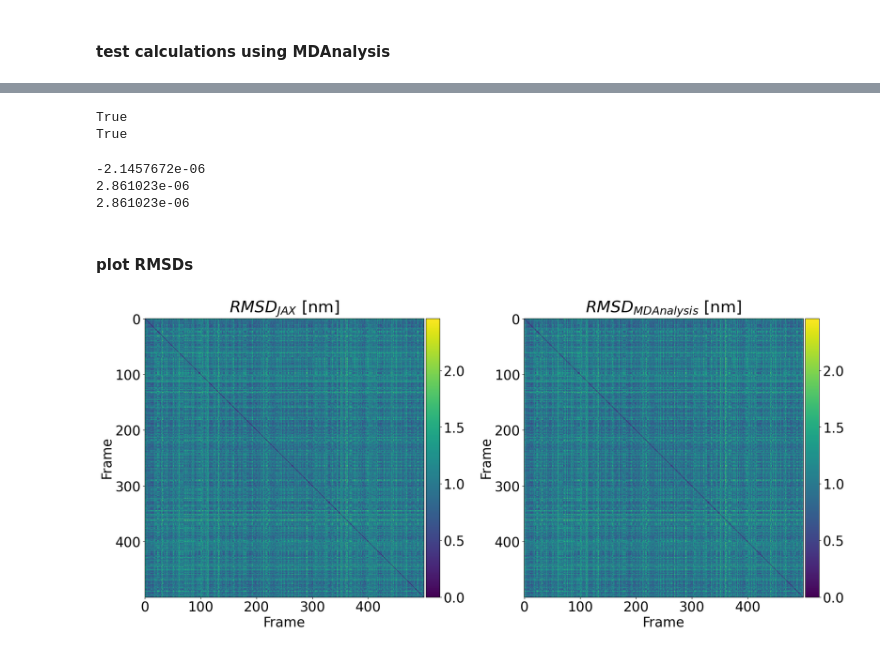
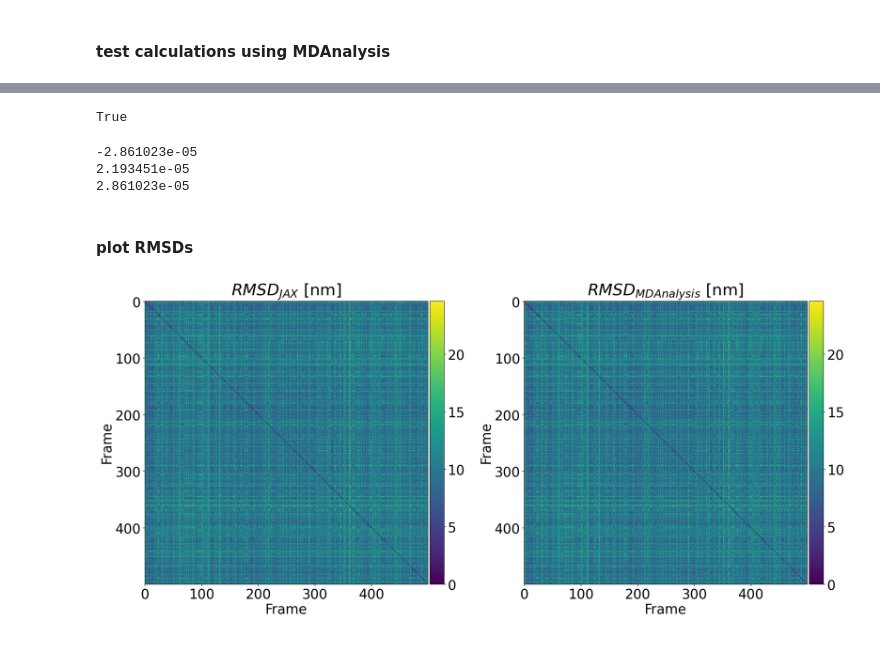
Before and after one commit to Ferg-Lab/dMap_JAX, a Jupyter notebook: examples/test_rmsd.ipynb, the cells around one changed output, grey strips where cells are left out. Drawn from its saved outputs; the diff is of its cells as text; code cells hidden in the pictures.

```diff
--- a/examples/test_rmsd.ipynb
+++ b/examples/test_rmsd.ipynb
@@ -83,34 +92,2 @@ RMSD calculations finished in 2.7836217880249023 seconds
 # %% [markdown]
 #### load RMSD, check properties if needed
-# %%
-prmsd_jax = []
-for i in range(100, test_trajs.shape[0]+1, 100):
-
-    with open(r"test_folder/test_rmsd_"+str(i)+".pkl", "rb") as f:
-        data = pickle.load(f)
-        prmsd_jax.append(data['rmsd'])
-
-prmsd_jax = np.concatenate(prmsd_jax)
-print(prmsd_jax.shape)
-prmsd_jax_nm = prmsd_jax/10 # Angstroms to nm
-
-
-### check matrix properties
-print(djax.check_is_symmetric(prmsd_jax_nm, tol=1e-6))
-print(djax.check_is_symmetric(prmsd_jax_nm, tol=1e-5))
-
-### enforce symmetry -- ideally, we can skip one of the upper/lower triangle calculations
-
-n_matrix = prmsd_jax_nm.shape[0]
-
-sym_prmsd_jax_nm = np.zeros((n_matrix, n_matrix))
-upper_diag_prmsd_jax_nm = np.triu_indices_from(sym_prmsd_jax_nm, k=1)
-prmsd_jax_nm[upper_diag_prmsd_jax_nm].shape
-
-sym_prmsd_jax_nm[upper_diag_prmsd_jax_nm] = prmsd_jax_nm[upper_diag_prmsd_jax_nm]
-sym_prmsd_jax_nm.T[upper_diag_prmsd_jax_nm] = prmsd_jax_nm[upper_diag_prmsd_jax_nm]
-
-print(djax.check_is_symmetric(sym_prmsd_jax_nm, tol=1e-6))
-print(djax.check_is_symmetric(sym_prmsd_jax_nm, tol=1e-5))
-
-sym_prmsd_jax_nm = jnp.array(sym_prmsd_jax_nm)
@@ -122,0 +94,6 @@ True
+# %%
+# load saved RMSD into memory
+sym_prmsd_jax = rjax.load_rmsd(nref_frames=test_trajs.shape[0] + 1,
+                               batch_ref_frame_size=50,
+                               input_file_prefix="test_outputdata/test_pairrmsd_",
+                               tol=1e-5)
@@ -138,7 +140,7 @@ def run_mda_rmsd(mda_universe_traj):
     ref_index = 1
     for i in range(n_frames):
         r = rms.RMSD(mda_universe_traj, mda_universe_traj, ref_frame=ref_index).run(start=1,stop=mda_universe_traj.trajectory.n_frames,step=test_lag_n)
-        ref_index += test_lag_n
+        ref_index += test_lag
 
         test_mda_prmsd[i] = r.results.rmsd[:, -1]  # select 3rd column with RMSD values
 
@@ -154,51 +156,46 @@ MDA RMSD calculations finished in 25.929171800613403 seconds
 # %%
-
-mda_prmsd_nm = mda_prmsd/10
-
 ### check matrix properties
-print(djax.check_is_symmetric(mda_prmsd_nm, tol=1e-6))
-print(djax.check_is_symmetric(mda_prmsd_nm, tol=1e-4))
+print(djax.check_is_symmetric(mda_prmsd, tol=1e-6))
 # %% [output]
 True
-True
 # %%
-print((mda_prmsd_nm - sym_prmsd_jax_nm).min())
-print((mda_prmsd_nm - sym_prmsd_jax_nm).max())
-print(np.abs(mda_prmsd_nm - sym_prmsd_jax_nm).max())
+print((mda_prmsd - sym_prmsd_jax).min())
+print((mda_prmsd - sym_prmsd_jax).max())
+print(np.abs(mda_prmsd - sym_prmsd_jax).max())
 # %% [output]
--2.1457672e-06
-2.861023e-06
-2.861023e-06
+-2.861023e-05
+2.193451e-05
+2.861023e-05
 # %% [markdown]
 #### plot RMSDs
 # %%
 from mpl_toolkits.axes_grid1 import make_axes_locatable
 
 
 fig, axes = plt.subplots(1,2, figsize = (20,20))
 axes = axes.flatten()
-im1 = axes[0].imshow(sym_prmsd_jax_nm, cmap='viridis')
+im1 = axes[0].imshow(sym_prmsd_jax, cmap='viridis')
 axes[0].set_xlabel('Frame')
 axes[0].set_ylabel('Frame')
 axes[0].set_title('$RMSD_{JAX}$ [nm]')
 
 
-im2 = axes[1].imshow(mda_prmsd_nm, cmap='viridis')
+im2 = axes[1].imshow(mda_prmsd, cmap='viridis')
 axes[1].set_xlabel('Frame')
 axes[1].set_ylabel('Frame')
 axes[1].set_title('$RMSD_{MDAnalysis}$ [nm]')
 
 
 divider = make_axes_locatable(axes[0])
 cax = divider.append_axes('right', size='5%', pad=0.05)
 fig.colorbar(im1, cax=cax, orientation='vertical')
 
 divider = make_axes_locatable(axes[1])
 cax = divider.append_axes('right', size='5%', pad=0.05)
 fig.colorbar(im2, cax=cax, orientation='vertical')
 
 
 fig.tight_layout()
 #fig.savefig('jax-mda-rmsd-heat-map-comparison.png',dpi=150)
 # %% [output]
-[figure, old version]
+[figure, new version]
```
Also changed, not shown: parts of 18 cells of this notebook, 3 other files.
